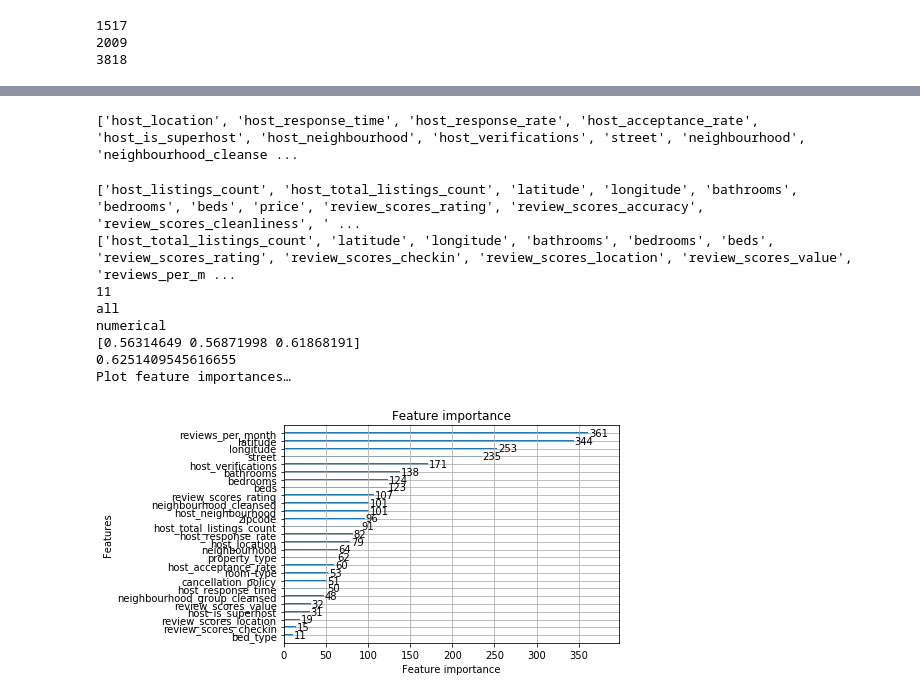
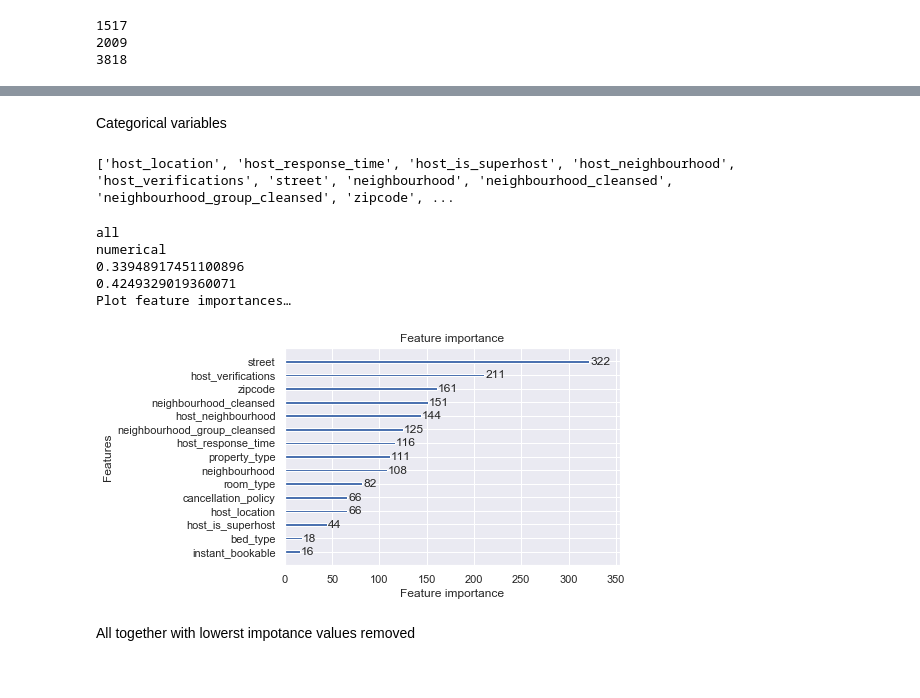
Before and after one commit to kuzn137/airbnb-data-modeling, a Jupyter notebook: airbnb.ipynb, the cells around one changed output, grey strips where cells are left out. Saved outputs shown, nothing was run; the diff lists cells and outputs as text; code cells hidden in the pictures.

```diff
--- a/airbnb.ipynb
+++ b/airbnb.ipynb
@@ -95,20 +124,15 @@ print(len(df.loc[~df['price'].isnull()]))
 # %%
 df['price']=df['price'].apply(lambda x: float(x[1:].replace(',','')))
 # %%
-#dfb['review_scores_value']=dfb['review_scores_value'].fillna(0.0)#dfb['review_scores_value'].mean()
-#print(dfb['review_scores_value'])
-#dfb["host_total_listings_count"].fillna(dfb["host_total_listings_count"].mean())
-print(len(df[df["host_total_listings_count"].isnull()]))
-col_reviews=['review_scores_value', 'review_scores_rating', 'review_scores_accuracy', 'review_scores_cleanliness', 'review_scores_location']
-col_num = ['host_total_listings_count', 'bedrooms', 'bathrooms', 'beds']
+df['host_response_rate'] = df['host_response_rate'].apply(lambda x: float(str(x).replace('%', '')))
+df['host_acceptance_rate'] = df['host_acceptance_rate'].apply(lambda x: float(str(x).replace('%', '')))
+print(df.select_dtypes(['float', 'int', 'int64']).columns)
+col_reviews=['review_scores_value', 'review_scores_rating',  'review_scores_accuracy', 'review_scores_cleanliness', 'review_scores_location']
+col_num = ['accommodates', 'host_total_listings_count', 'bedrooms', 'bathrooms', 'beds', 'host_response_rate', 'host_acceptance_rate']
 # Mean function
-fill_mean = lambda col: col.fillna(col.mean())
+fill_mean = lambda col: col.fillna(int(col.mean()))
 # Fill the mean
 df[col_num] = df[col_num].apply(fill_mean, axis=0)
-
 for i in col_reviews:
     df[i]=df[i].fillna(0.0)
-#for i in col_num:
- #   dfb[i]=dfb[i].fillna(dfb[i].mean())
-#print(dfb[col_num])
 # %% [output]
@@ -116,6 +153,9 @@ for i in col_reviews:
 # %%
-colf=df.select_dtypes(['float', 'int']).columns
-colf =[i for i in colf if i not in ['scrape_id']]
+#This feature works better (checked) and reduce number of features
+df['totalrooms'] = df['bedrooms']+df['bathrooms']
+del df['bedrooms']
+del df['bathrooms']
+colf=df.select_dtypes(['float', 'int', 'int64']).columns
+colf =[i for i in colf if i not in ['id','scrape_id']]
 print(colf)
-#print(dfb.loc[dfb['monthly_price'].isnull(), ['monthly_price']])
 # %% [output]
@@ -162,11 +248,13 @@ Plot feature importances…
 # %%
 df=df.drop(['experiences_offered'], axis=1)
+# %% [markdown]
+Categorical variables
 # %%
 #print(df['host_is_superhost'])
 cat_col = df.select_dtypes(include=['object']).columns
 df[cat_col] = df[cat_col].fillna('none')
-text=[ 'amenities', 'name', 'notes', 'description', 'neighborhood_overview', 'transit', 'host_about']
-exclude=['instant_bookable','host_identity_verified','is_location_exact','review_scores_cleanliness','require_guest_profile_picture', 'require_guest_phone_verification', 'security_deposit', 'calendar_last_scraped', 'calendar_updated', 'cleaning_fee','extra_people','host_since','first_review', 'last_review','market','listing_url', 'country', 'space', 'thumbnail_url', 'city', 'state', 'medium_url',  'host_has_profile_pic', 'host_thumbnail_url', 'country_code','host_url', 'host_name', 'description', 'last_scraped', 'picture_url', 'xl_picture_url', 'summary', 'host_picture_url']
+text=['summary', 'amenities', 'name', 'notes', 'description', 'neighborhood_overview', 'transit', 'host_about']
+exclude=['id', 'is_location_exact','host_identity_verified','require_guest_profile_picture', 'require_guest_phone_verification', 'security_deposit', 'calendar_last_scraped', 'calendar_updated', 'cleaning_fee','extra_people','host_since','first_review', 'last_review','market','listing_url', 'country', 'space', 'thumbnail_url', 'city', 'state', 'medium_url',  'host_has_profile_pic', 'host_thumbnail_url', 'country_code','host_url', 'host_name', 'description', 'last_scraped', 'picture_url', 'xl_picture_url', 'summary', 'host_picture_url']
 cat_col = [i for i in cat_col if i not in out+exclude+text]
 print(cat_col)
 le  = LabelEncoder()
@@ -174,34 +262,25 @@ for i in cat_col:
     df[i]=le.fit_transform(df[i].astype('category'))
 X_cat = df[cat_col]
 # %% [output]
-['host_location', 'host_response_time', 'host_response_rate', 'host_acceptance_rate', 'host_is_superhost', 'host_neighbourhood', 'host_verifications', 'street', 'neighbourhood', 'neighbourhood_cleanse ...
+['host_location', 'host_response_time', 'host_is_superhost', 'host_neighbourhood', 'host_verifications', 'street', 'neighbourhood', 'neighbourhood_cleansed', 'neighbourhood_group_cleansed', 'zipcode', ...
 # %%
-print(colf)
-print(col)
-Y=df["price"]
-#model
-print(len(col))
-#model
-X=df[col+cat_col]
-model = lgb.LGBMRegressor(boosting_type ='gbdt', learning_rate = 0.1, num_leaves=42, max_depth =7)#DecisionTreeClassifier(min_samples_split=4, max_depth=8,  class_weight={0: 1, 1: 4})#
+model = lgb.LGBMRegressor(boosting_type ='gbdt', learning_rate = 0.1, num_leaves=31, max_depth =5)#DecisionTreeClassifier(min_samples_split=4, max_depth=8,  class_weight={0: 1, 1: 4})#
 #model=XGBRegressor(max_depth=5, learning_rate=0.05)#DecisionTreeClassifier(max_depth=5,  class_weight={0: 1, 1: 3.5}) #ExtraTreesClassifier(n_estimators=100, max_depth=5)
 #cross_val
-score, test_score, y_pred = model_eval(X, Y, model)
+score, test_score, y_pred, y_test = model_eval(X_cat, Y, model)
 print('all')
 print('numerical')
-print(score)
+print(np.mean(score))
 print(test_score)
-
 print("Plot feature importances…")
-ax = lgb.plot_importance(model, max_num_features=31)
+ax = lgb.plot_importance(model, max_num_features=26)
 plt.show()
 # %% [output]
-['host_listings_count', 'host_total_listings_count', 'latitude', 'longitude', 'bathrooms', 'bedrooms', 'beds', 'price', 'review_scores_rating', 'review_scores_accuracy', 'review_scores_cleanliness', ' ...
-['host_total_listings_count', 'latitude', 'longitude', 'bathrooms', 'bedrooms', 'beds', 'review_scores_rating', 'review_scores_checkin', 'review_scores_location', 'review_scores_value', 'reviews_per_m ...
-11
 all
 numerical
-[0.56314649 0.56871998 0.61868191]
-0.6251409545616655
+0.33948917451100896
+0.4249329019360071
 Plot feature importances…
-[figure, old version]
+[figure, new version]
+# %% [markdown]
+All together with lowerst impotance values removed
```
Also changed, not shown: parts of 27 cells of this notebook.
